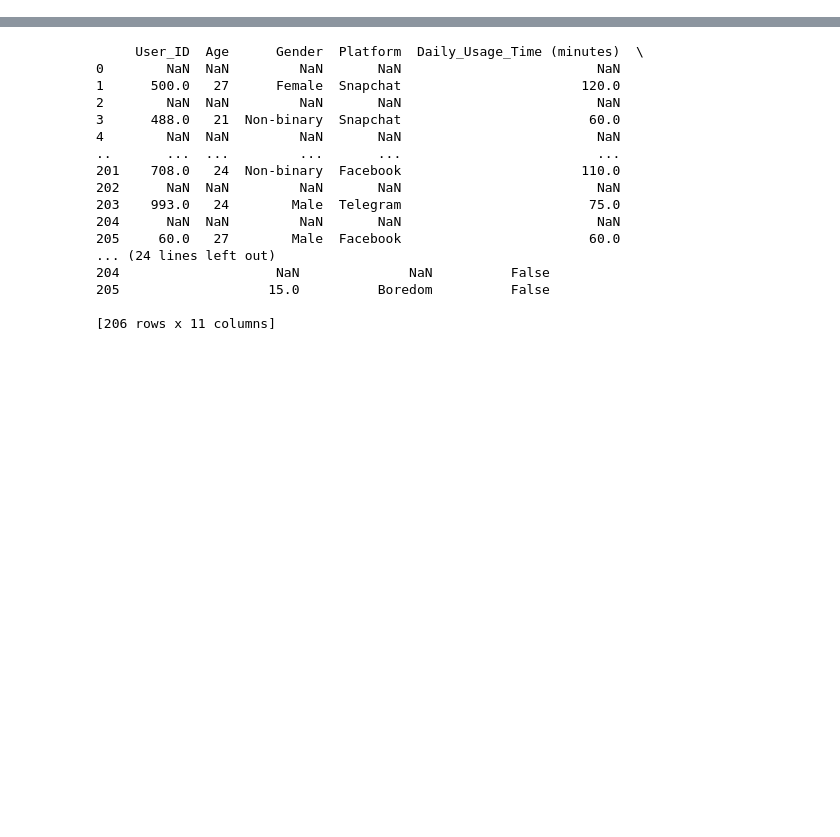
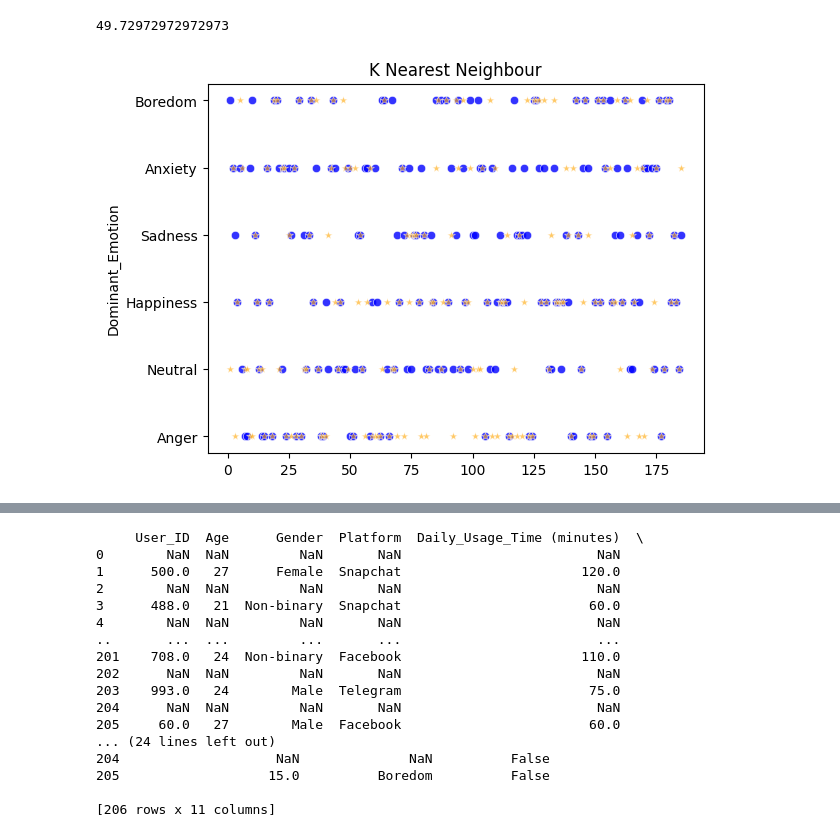
Before and after one commit to bratatikiit/Bigdata-Project, a Jupyter notebook: desciontree.ipynb, the cells around one changed output, grey strips where cells are left out. Cells and saved outputs as stored; diff of their text form; code cells hidden in the pictures; blank space fills up the shorter version.

```diff
--- a/desciontree.ipynb
+++ b/desciontree.ipynb
@@ -0,0 +180,28 @@
+# %%
+# using K Nearest Neighbour
+
+n= math.sqrt(len(train_x))
+n= math.floor(n)
+if(n%2==0 ):
+    n=n+1
+
+knn= KNeighborsClassifier(n_neighbors=n)
+
+knn.fit(train_x,train_y)
+
+
+score = knn.score(test_x,test_y)*100
+scorelist.append (score)
+
+namelist.append ("knn")
+
+print(score)
+#Visulising Result Accuracy
+x=np.arange(1,len(test_y)+1)
+sns.scatterplot(x=x,y=test_y,color = 'blue' , alpha = 0.8)
+sns.scatterplot(x=x,y=knn.predict(test_x),color = 'orange',alpha = 0.6,marker = '*')
+plt.title("K Nearest Neighbour")
+plt.show()
+# %% [output]
+49.72972972972973
+[figure, added]
```
Also changed, not shown: parts of 17 cells of this notebook, 23 other files.
